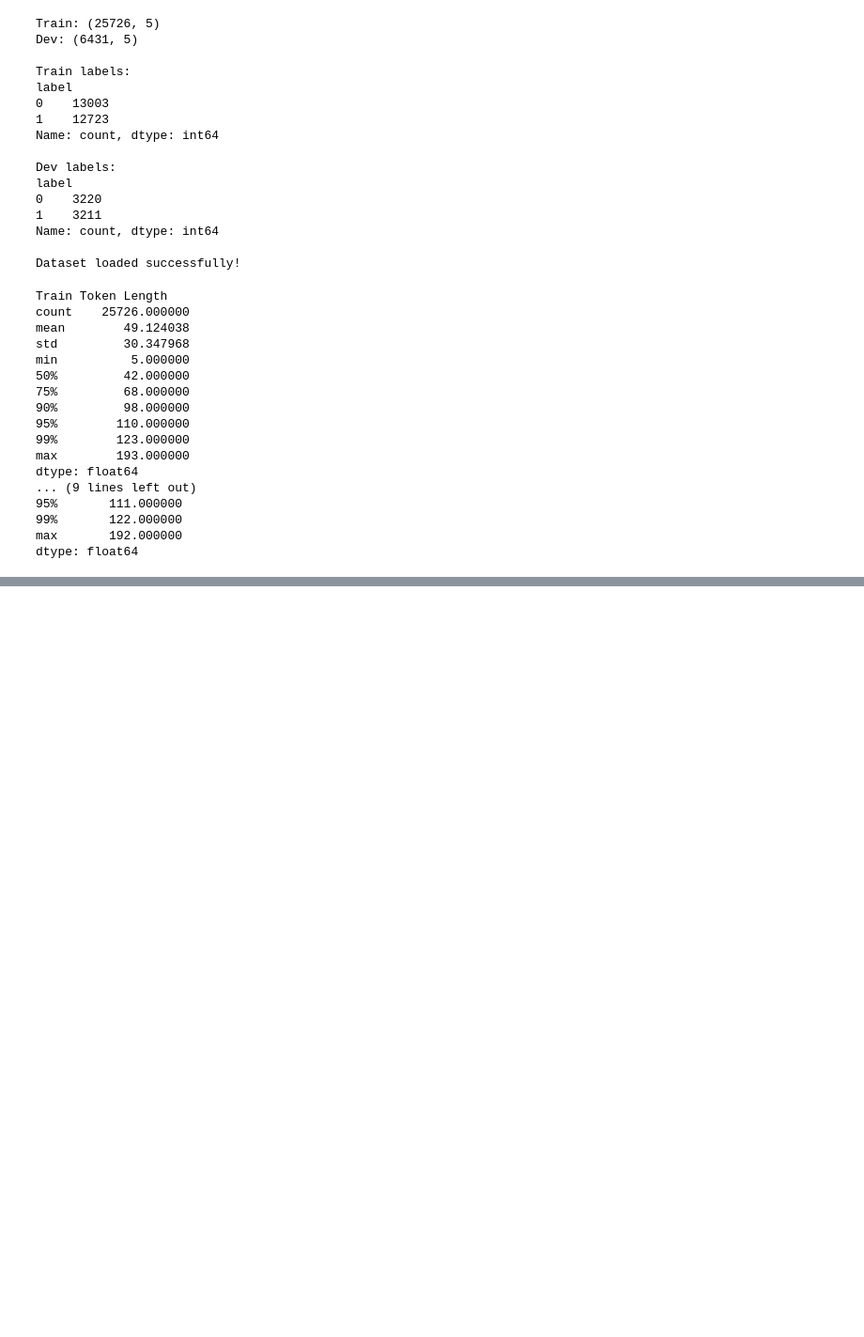
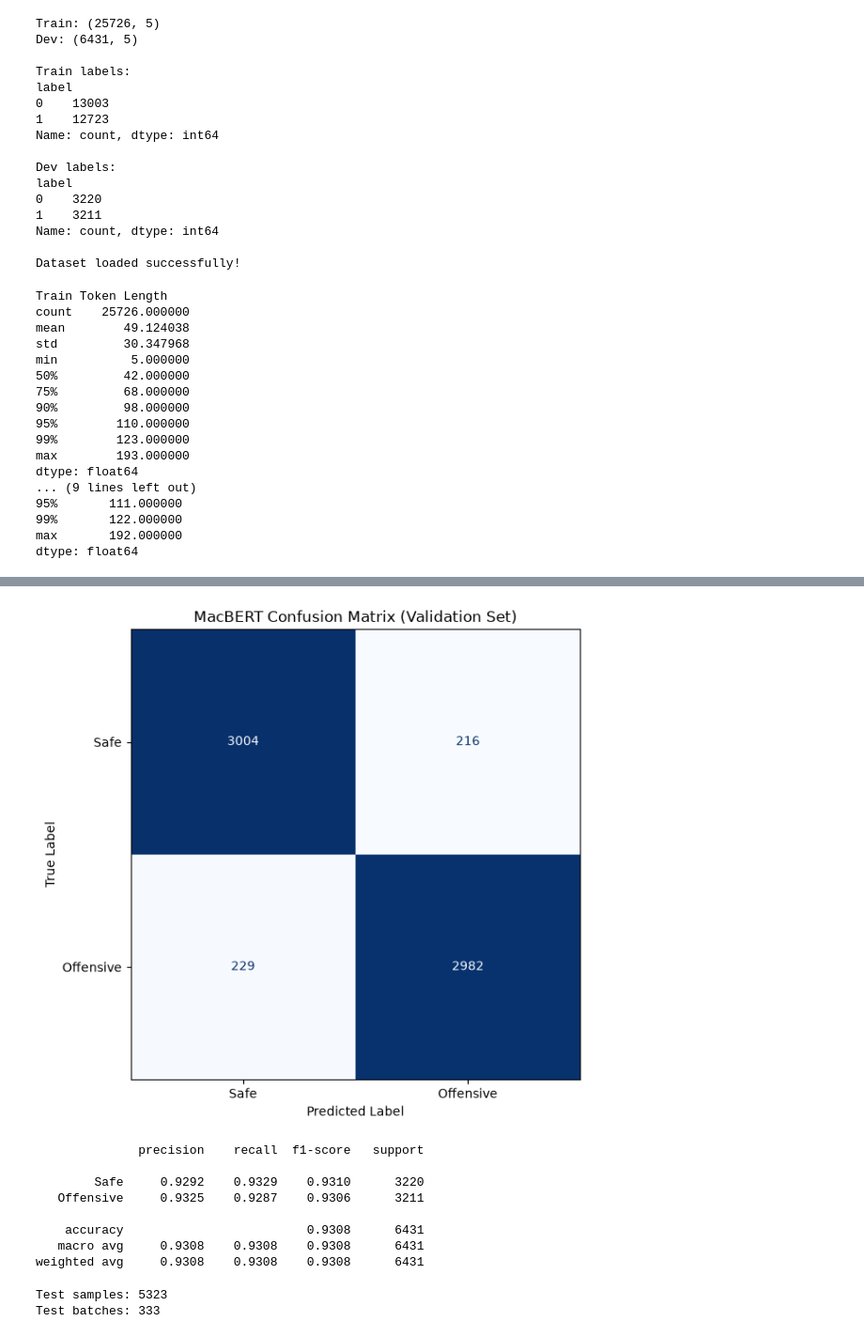
Before and after one commit to LiaoTian724/Comment-Moderation, a Jupyter notebook: MacBERT-base/train_macbert.ipynb, the cells around one changed output, grey strips where cells are left out. Shown at 94% size. Drawn from its saved outputs; the diff is of its cells as text; code cells hidden in the pictures; blank space fills up the shorter version.

```diff
--- a/MacBERT-base/train_macbert.ipynb
+++ b/MacBERT-base/train_macbert.ipynb
@@ -171,0 +495,15 @@ dtype: float64
+# %%
+# =====================================
+# Load Saved MacBERT
+
+import torch
+from transformers import (AutoTokenizer, AutoModelForSequenceClassification)
+device = torch.device("mps" if torch.backends.mps.is_available() else "cpu")
+
+# 加载之前训练好的模型
+tokenizer = AutoTokenizer.from_pretrained(str(BEST_MODEL_DIR))
+model = AutoModelForSequenceClassification.from_pretrained(str(BEST_MODEL_DIR)).to(device)
+model.eval()
+
+print("Saved MacBERT loaded successfully!")
+print("Device:", device)
@@ -171,0 +543,54 @@ dtype: float64
+# %%
+import matplotlib.pyplot as plt
+from sklearn.metrics import confusion_matrix, ConfusionMatrixDisplay, classification_report
+from transformers import AutoModelForSequenceClassification  # 1. 加载之前保存的最佳模型
+
+best_model = AutoModelForSequenceClassification.from_pretrained(str(BEST_MODEL_DIR)).to(device)
+
+# 2. 在验证集上进行预测
+metrics = evaluate(best_model, dev_loader)
+y_true = metrics["labels"]
+y_pred = metrics["predictions"]
+
+# 3. 计算混淆矩阵
+cm = confusion_matrix(y_true, y_pred, labels=[0, 1])
+
+# 4. 可视化
+fig, ax = plt.subplots(figsize=(7, 6))
+disp = ConfusionMatrixDisplay(confusion_matrix=cm, display_labels=["Safe", "Offensive"])
+disp.plot(ax=ax, cmap="Blues", values_format="d", colorbar=False)
+
+plt.title("MacBERT Confusion Matrix (Validation Set)")
+plt.xlabel("Predicted Label")
+plt.ylabel("True Label")
+plt.tight_layout()
+plt.show()
+
+# 6. 输出分类报告
+print(classification_report(y_true, y_pred, labels=[0, 1], target_names=["Safe", "Offensive"], digits=4, zero_division=0))
+# %% [output]
+[figure, added]
+              precision    recall  f1-score   support
+
+        Safe     0.9292    0.9329    0.9310      3220
+   Offensive     0.9325    0.9287    0.9306      3211
+
+    accuracy                         0.9308      6431
+   macro avg     0.9308    0.9308    0.9308      6431
+weighted avg     0.9308    0.9308    0.9308      6431
+# %%
+# =====================================
+# 14. Load Test Dataset
+
+test_df = pd.read_csv(DATA_DIR / "test.csv", encoding="utf-8-sig")
+test_df["TEXT"] = (test_df["TEXT"].fillna("").astype(str).str.strip())
+test_df["label"] = test_df["label"].astype(int)
+
+test_dataset = CommentDataset(test_df["TEXT"], test_df["label"], tokenizer)
+test_loader = DataLoader(test_dataset, batch_size=BATCH_SIZE, shuffle=False, collate_fn=collate_fn, num_workers=0)
+
+print("Test samples:", len(test_dataset))
+print("Test batches:", len(test_loader))
+# %% [output]
+Test samples: 5323
+Test batches: 333
```
Also changed, not shown: parts of 13 cells of this notebook, 2 other files.
